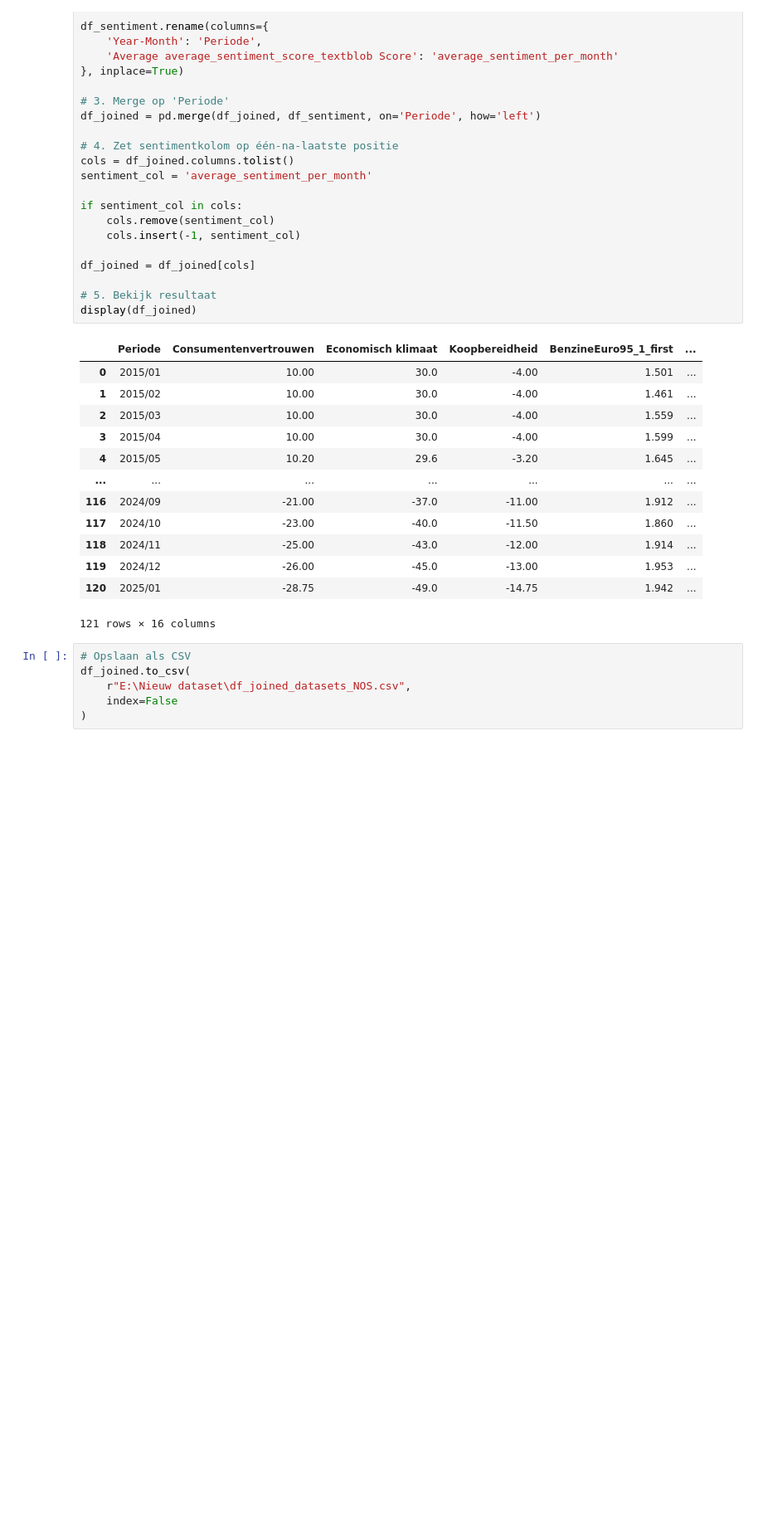
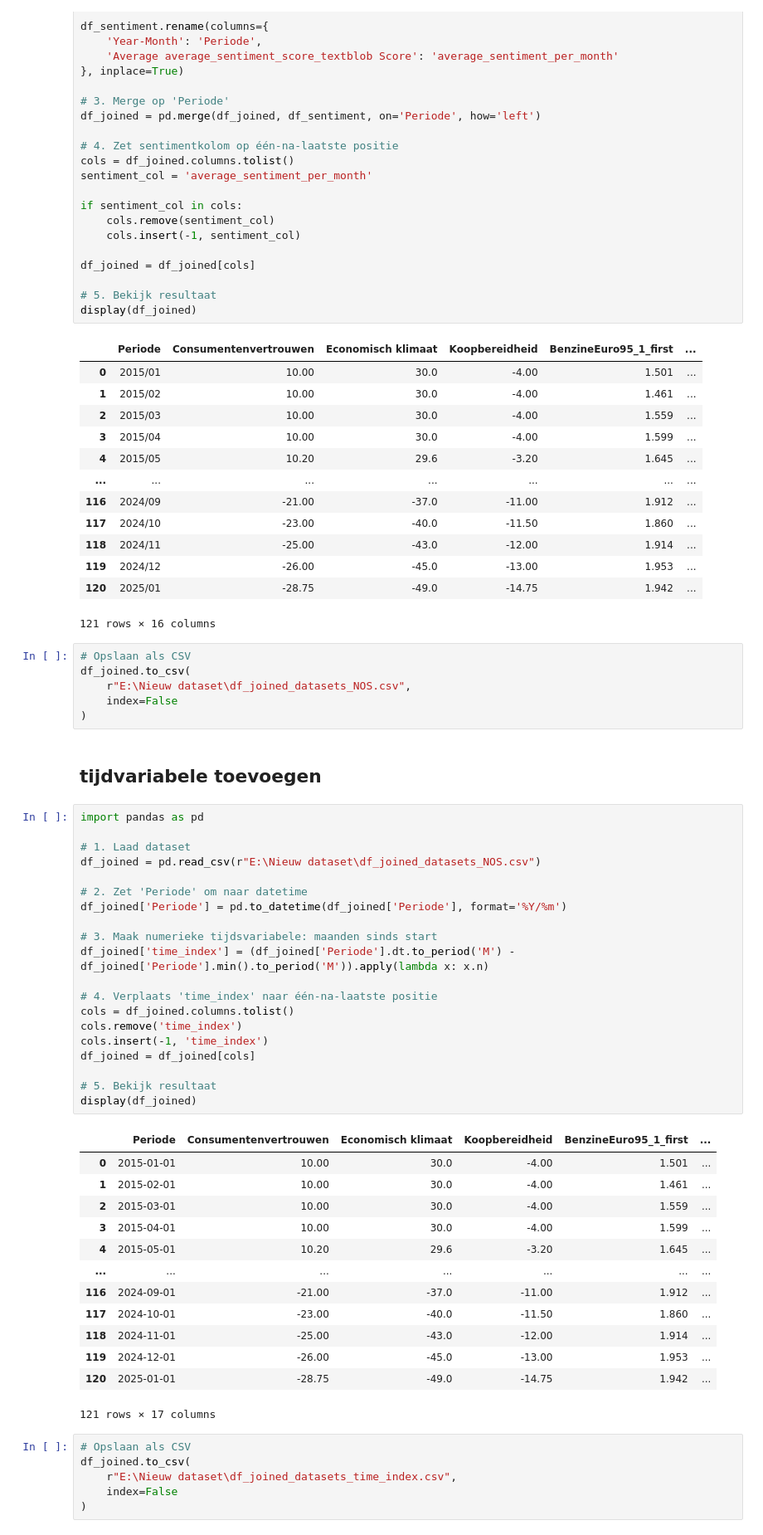
Before and after one commit to DylanHaaz/Tryhard, a Jupyter notebook: V3/preprocessing.IPYNB, the cells around one changed output. Shown at 83% size. Saved outputs shown, nothing was run; the diff lists cells and outputs as text; blank space fills up the shorter version.

Commit message:
time_index toegevoegd

```diff
--- a/V3/preprocessing.IPYNB
+++ b/V3/preprocessing.IPYNB
@@ -569,3 +569,45 @@ df_joined.to_csv(
     r"E:\Nieuw dataset\df_joined_datasets_NOS.csv",
     index=False
 )
+# %% [markdown]
+## tijdvariabele toevoegen
+# %%
+import pandas as pd
+
+# 1. Laad dataset
+df_joined = pd.read_csv(r"E:\Nieuw dataset\df_joined_datasets_NOS.csv")
+
+# 2. Zet 'Periode' om naar datetime
+df_joined['Periode'] = pd.to_datetime(df_joined['Periode'], format='%Y/%m')
+
+# 3. Maak numerieke tijdsvariabele: maanden sinds start
+df_joined['time_index'] = (df_joined['Periode'].dt.to_period('M') - df_joined['Periode'].min().to_period('M')).apply(lambda x: x.n)
+
+# 4. Verplaats 'time_index' naar één-na-laatste positie
+cols = df_joined.columns.tolist()
+cols.remove('time_index')
+cols.insert(-1, 'time_index')
+df_joined = df_joined[cols]
+
+# 5. Bekijk resultaat
+display(df_joined)
+# %% [output]
+|  | Periode | Consumentenvertrouwen | Economisch klimaat | Koopbereidheid | BenzineEuro95_1_first | ... |
+| 0 | 2015-01-01 | 10.00 | 30.0 | -4.00 | 1.501 | ... |
+| 1 | 2015-02-01 | 10.00 | 30.0 | -4.00 | 1.461 | ... |
+| 2 | 2015-03-01 | 10.00 | 30.0 | -4.00 | 1.559 | ... |
+| 3 | 2015-04-01 | 10.00 | 30.0 | -4.00 | 1.599 | ... |
+| 4 | 2015-05-01 | 10.20 | 29.6 | -3.20 | 1.645 | ... |
+| ... | ... | ... | ... | ... | ... | ... |
+| 116 | 2024-09-01 | -21.00 | -37.0 | -11.00 | 1.912 | ... |
+| 117 | 2024-10-01 | -23.00 | -40.0 | -11.50 | 1.860 | ... |
+| 118 | 2024-11-01 | -25.00 | -43.0 | -12.00 | 1.914 | ... |
+| 119 | 2024-12-01 | -26.00 | -45.0 | -13.00 | 1.953 | ... |
+| 120 | 2025-01-01 | -28.75 | -49.0 | -14.75 | 1.942 | ... |
+121 rows × 17 columns
+# %%
+# Opslaan als CSV
+df_joined.to_csv(
+    r"E:\Nieuw dataset\df_joined_datasets_time_index.csv",
+    index=False
+)
```
